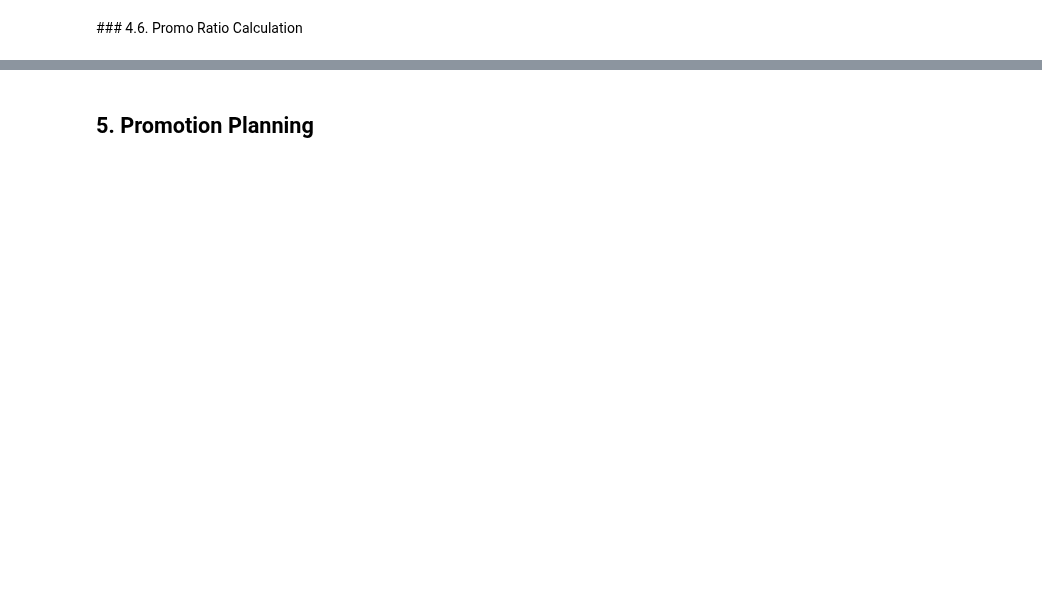
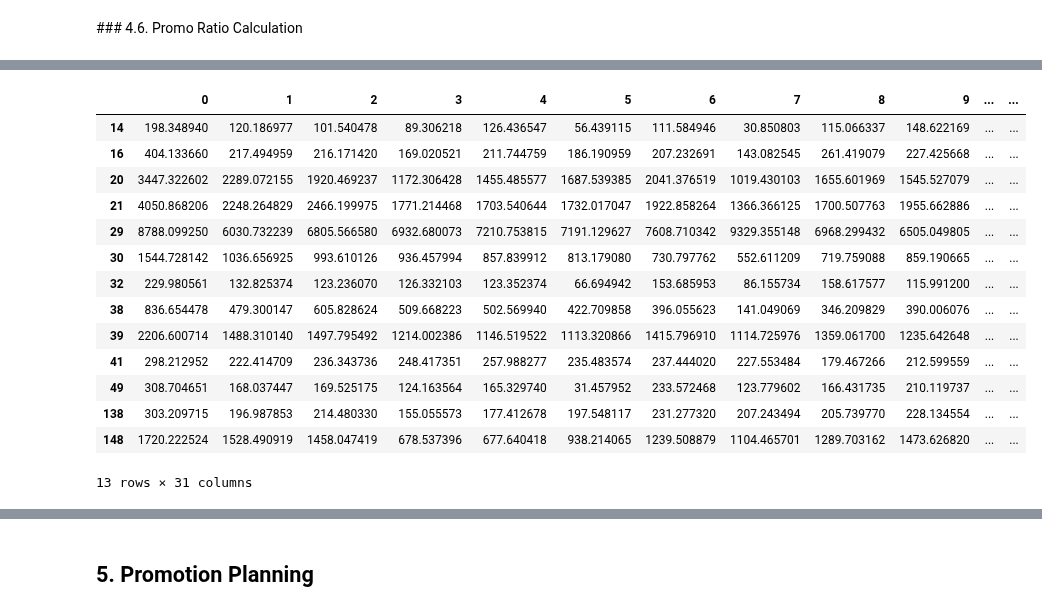
Before and after one commit to ayigitdogan/PharmaProject, a Jupyter notebook: IE492 - Pharma Project.ipynb, the cells around one changed output, grey strips where cells are left out. Cells and saved outputs as stored; diff of their text form; code cells hidden in the pictures; blank space fills up the shorter version.

```diff
--- a/IE492 - Pharma Project.ipynb
+++ b/IE492 - Pharma Project.ipynb
@@ -864,3 +876,21 @@ print(df_Total_Qty)
+# %%
+pd.DataFrame(Base_Demand, index=products)
+# %% [output]
+|  | 0 | 1 | 2 | 3 | 4 | 5 | 6 | 7 | 8 | 9 | ... | ... |
+| 14 | 198.348940 | 120.186977 | 101.540478 | 89.306218 | 126.436547 | 56.439115 | 111.584946 | 30.850803 | 115.066337 | 148.622169 | ... | ... |
+| 16 | 404.133660 | 217.494959 | 216.171420 | 169.020521 | 211.744759 | 186.190959 | 207.232691 | 143.082545 | 261.419079 | 227.425668 | ... | ... |
+| 20 | 3447.322602 | 2289.072155 | 1920.469237 | 1172.306428 | 1455.485577 | 1687.539385 | 2041.376519 | 1019.430103 | 1655.601969 | 1545.527079 | ... | ... |
+| 21 | 4050.868206 | 2248.264829 | 2466.199975 | 1771.214468 | 1703.540644 | 1732.017047 | 1922.858264 | 1366.366125 | 1700.507763 | 1955.662886 | ... | ... |
+| 29 | 8788.099250 | 6030.732239 | 6805.566580 | 6932.680073 | 7210.753815 | 7191.129627 | 7608.710342 | 9329.355148 | 6968.299432 | 6505.049805 | ... | ... |
+| 30 | 1544.728142 | 1036.656925 | 993.610126 | 936.457994 | 857.839912 | 813.179080 | 730.797762 | 552.611209 | 719.759088 | 859.190665 | ... | ... |
+| 32 | 229.980561 | 132.825374 | 123.236070 | 126.332103 | 123.352374 | 66.694942 | 153.685953 | 86.155734 | 158.617577 | 115.991200 | ... | ... |
+| 38 | 836.654478 | 479.300147 | 605.828624 | 509.668223 | 502.569940 | 422.709858 | 396.055623 | 141.049069 | 346.209829 | 390.006076 | ... | ... |
+| 39 | 2206.600714 | 1488.310140 | 1497.795492 | 1214.002386 | 1146.519522 | 1113.320866 | 1415.796910 | 1114.725976 | 1359.061700 | 1235.642648 | ... | ... |
+| 41 | 298.212952 | 222.414709 | 236.343736 | 248.417351 | 257.988277 | 235.483574 | 237.444020 | 227.553484 | 179.467266 | 212.599559 | ... | ... |
+| 49 | 308.704651 | 168.037447 | 169.525175 | 124.163564 | 165.329740 | 31.457952 | 233.572468 | 123.779602 | 166.431735 | 210.119737 | ... | ... |
+| 138 | 303.209715 | 196.987853 | 214.480330 | 155.055573 | 177.412678 | 197.548117 | 231.277320 | 207.243494 | 205.739770 | 228.134554 | ... | ... |
+| 148 | 1720.222524 | 1528.490919 | 1458.047419 | 678.537396 | 677.640418 | 938.214065 | 1239.508879 | 1104.465701 | 1289.703162 | 1473.626820 | ... | ... |
+13 rows × 31 columns
 # %%
 print("Recommended Paid Quantity: ", pulp.value(Promo_Model.objective))
 print("Real Paid Quantity: ", sum(paid_qty_sep_23))
```
Also changed, not shown: parts of 18 cells of this notebook, 2 other files.
